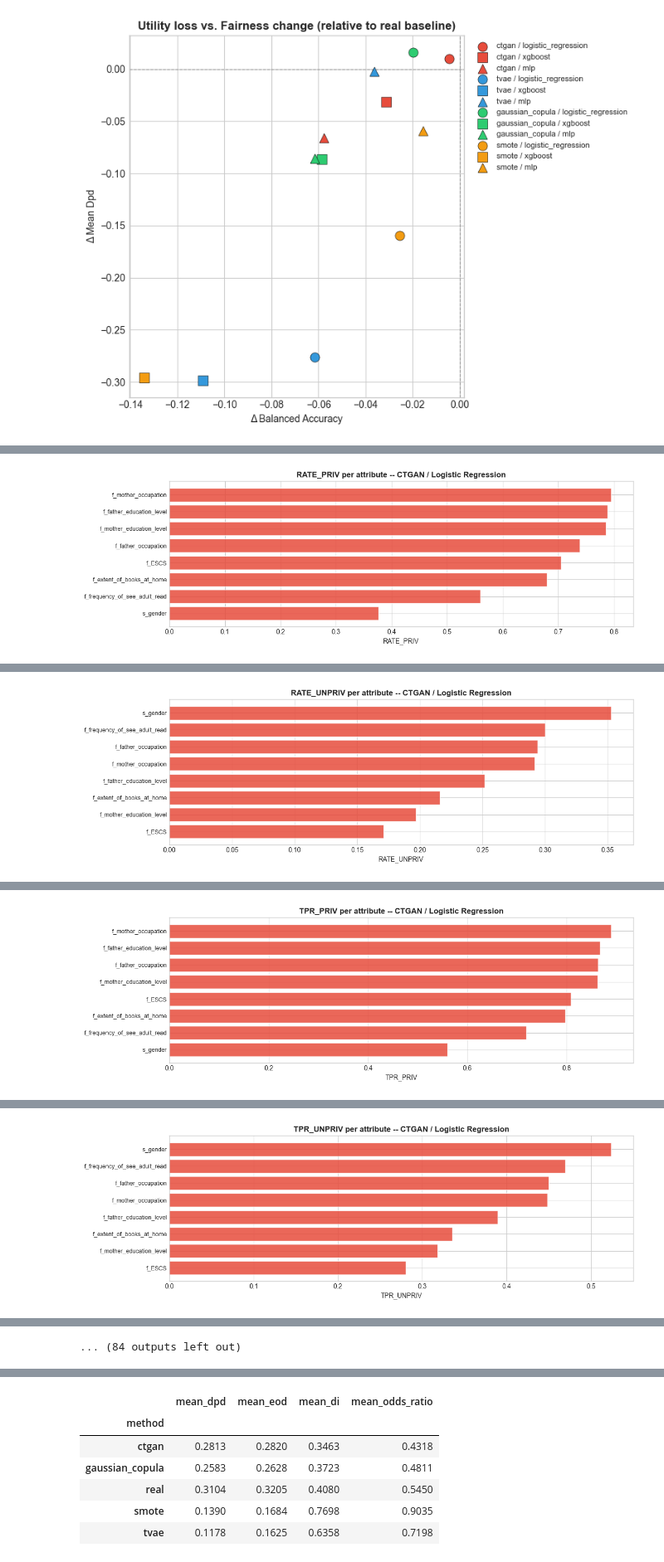
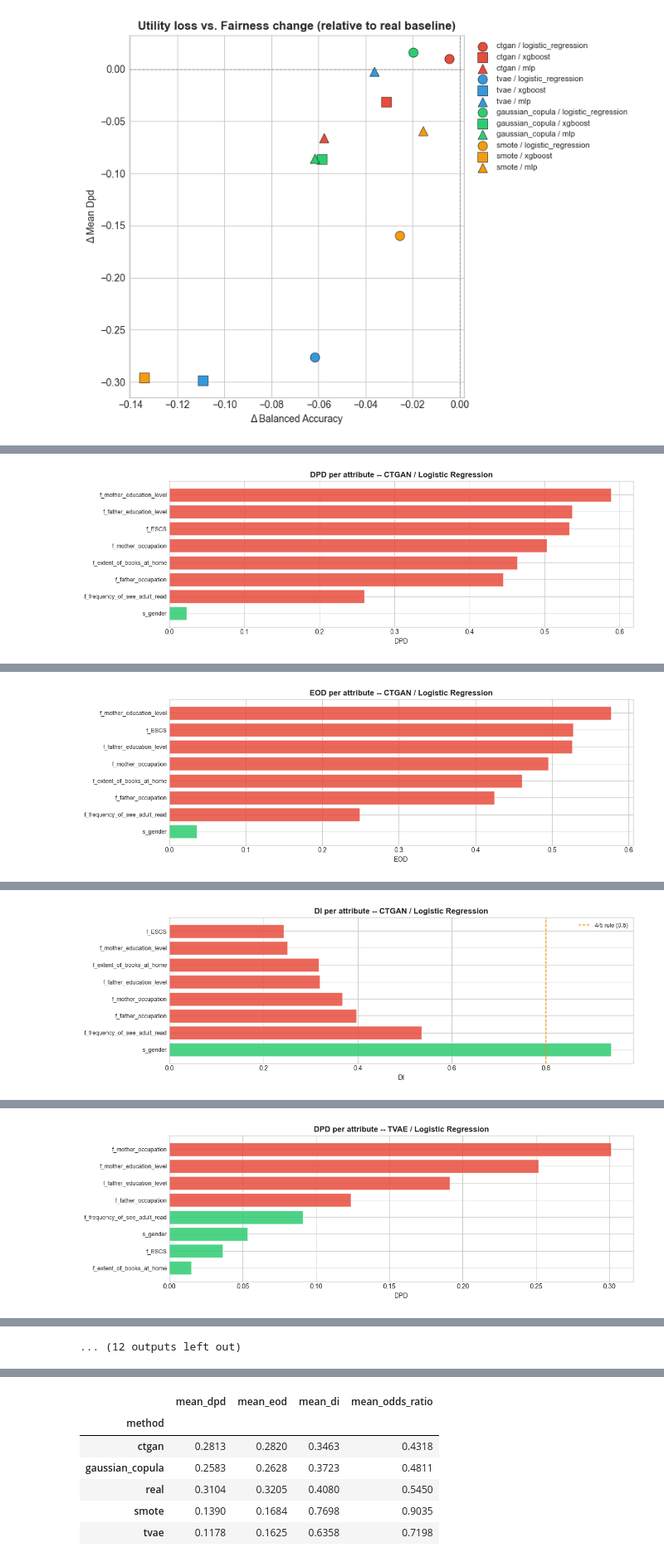
Before and after one commit to Aivon99/EthicsProject, a Jupyter notebook: notebook/G4_TSTR_Experiments_No_Enforcing.ipynb, the cells around one changed output, grey strips where cells are left out. Shown at 83% size. Drawn from its saved outputs; the diff is of its cells as text; code cells hidden in the pictures.

```diff
--- a/notebook/G4_TSTR_Experiments_No_Enforcing.ipynb
+++ b/notebook/G4_TSTR_Experiments_No_Enforcing.ipynb
@@ -572,24 +493,18 @@ We produce one breakdown plot per generation method using the classifier that sh
 # %%
 from src.utils.plotting import plot_per_attribute_fairness
 
-
-# For each generation method, pick the classifier with the highest mean DPD
-# (i.e. the worst-case fairness configuration) to highlight in the breakdown.
-
+# For each method, drill into the classifier with the worst mean DPD and show the
+# three headline fairness metrics (DPD, EOD, DI) per protected attribute.
 for method in cfg["generation"]["methods"]:
-    # Find the classifier with the highest mean DPD for this method.
     method_rows = metrics_df[metrics_df["method"] == method]
-
     worst_clf = method_rows.loc[method_rows["mean_dpd"].idxmax(), "classifier"]
     fair_df   = per_attr_fairness[method].get(worst_clf)
 
-    for fairness_metric in [c for c in fair_df.columns if c != "attribute"]:
+    for fairness_metric in ["dpd", "eod", "di"]:
         title = (
             f"{fairness_metric.upper()} per attribute -- "
             f"{method.upper()} / {worst_clf.replace('_', ' ').title()}"
         )
-        save_path = (FIGURES_DIR / f"per_attr_{fairness_metric}.png")
-
         fig = plot_per_attribute_fairness(
             fair_df,
             metric    = fairness_metric,
@@ -604 +519 @@ for method in cfg["generation"]["methods"]:
-[figure, old version]
+[figure, new version]
@@ -606 +521 @@ for method in cfg["generation"]["methods"]:
-[figure, old version]
+[figure, new version]
@@ -608 +523 @@ for method in cfg["generation"]["methods"]:
-[figure, old version]
+[figure, new version]
@@ -610 +525 @@ for method in cfg["generation"]["methods"]:
-[figure, old version]
+[figure, new version]
@@ -615,2 +530,2 @@ for method in cfg["generation"]["methods"]:
-... (84 outputs left out)
+... (12 outputs left out)
 # %% [markdown]
```
Also changed, not shown: parts of 39 cells of this notebook, 14 other files.
